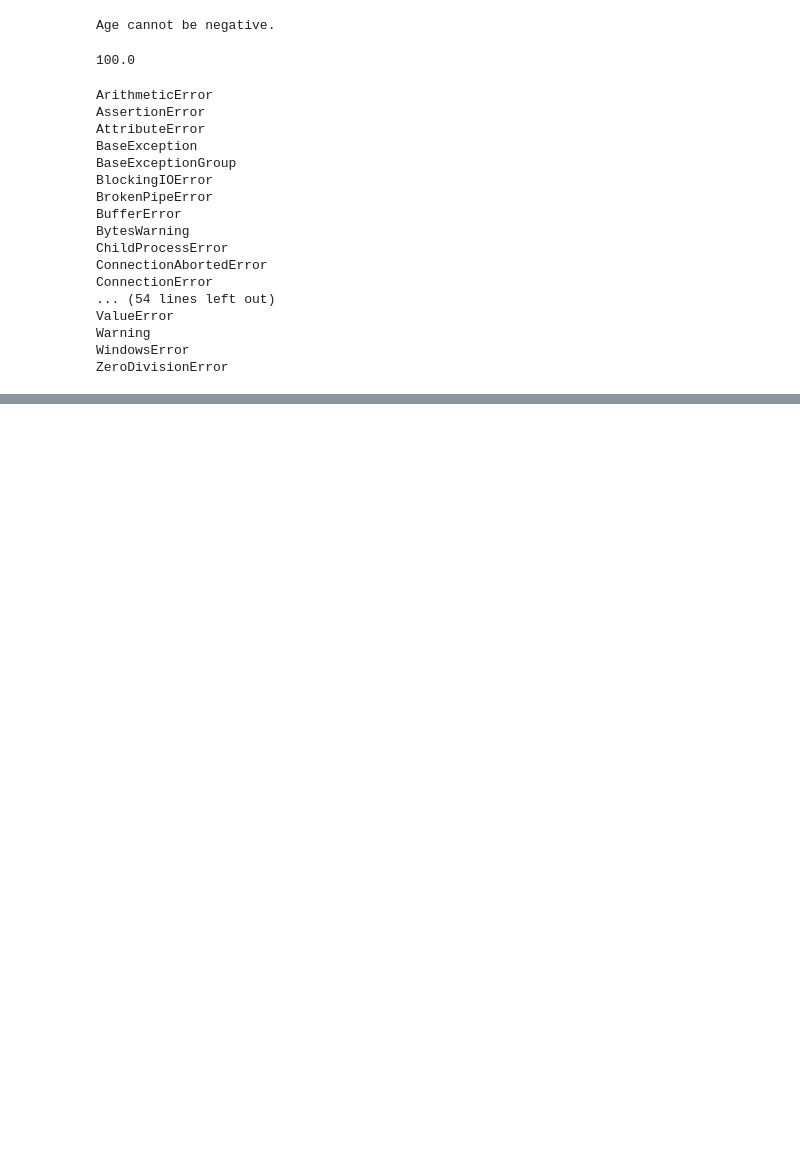
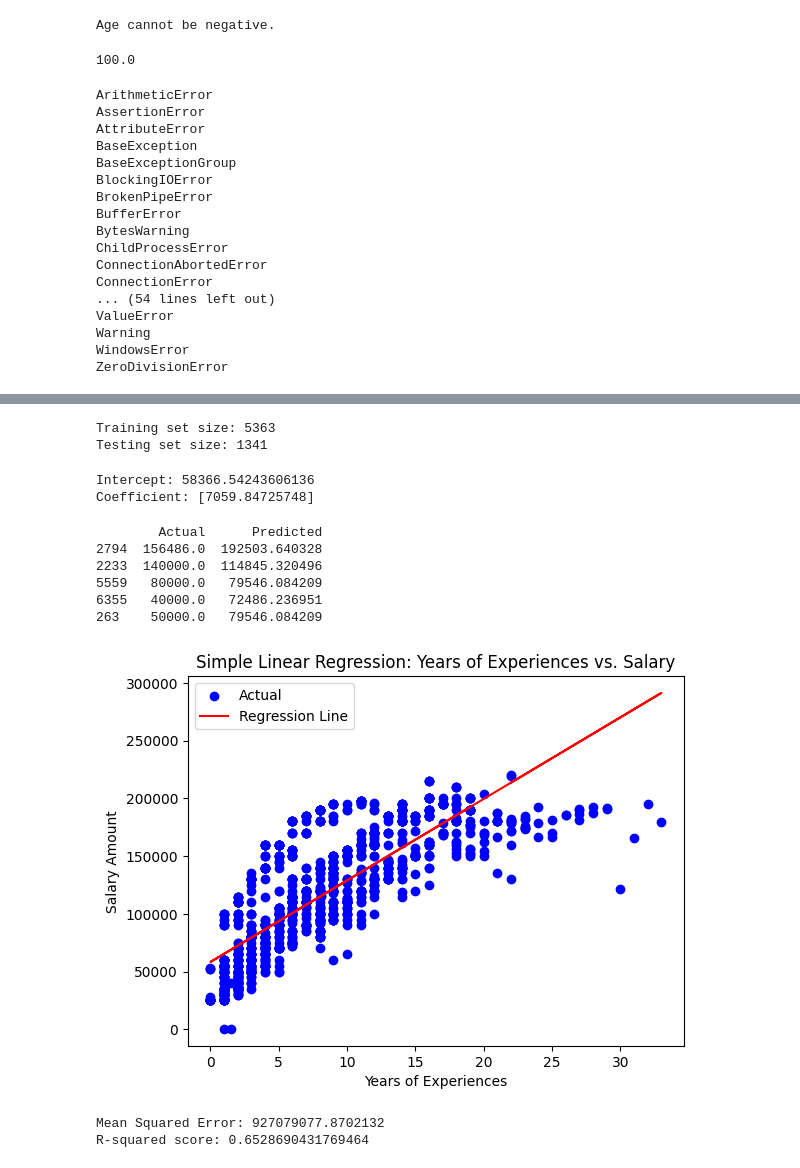
Before and after one commit to innovatorcoder1/PythonCode, a Jupyter notebook: Python.ipynb, the cells around one changed output, grey strips where cells are left out. Cells and saved outputs as stored; diff of their text form; code cells hidden in the pictures; blank space fills up the shorter version.

```diff
--- a/Python.ipynb
+++ b/Python.ipynb
@@ -437,0 +478,7 @@ ZeroDivisionError
+# %%
+df['Age'].fillna(df['Age'].mean(), inplace=True)
+df['Years of Experience'].fillna(df['Years of Experience'].mean(), inplace=True)
+df['Salary'].fillna(df['Salary'].mean(), inplace=True)
+df['Education Level'].fillna('Unknown', inplace=True)
+df['Job Title'].fillna('Unknown', inplace=True)
+df['Gender'].fillna('Unknown', inplace=True)
@@ -437,0 +513,56 @@ ZeroDivisionError
+# %%
+X = df[['Years of Experience']]
+y = df['Salary']
+
+X_train, X_test, y_train, y_test = train_test_split(X, y, test_size=0.2, random_state=42)
+print(f"Training set size: {X_train.shape[0]}")
+print(f"Testing set size: {X_test.shape[0]}")
+# %% [output]
+Training set size: 5363
+Testing set size: 1341
+# %%
+model = LinearRegression()
+model.fit(X_train, y_train)
+
+print(f"Intercept: {model.intercept_}")
+print(f"Coefficient: {model.coef_}")
+# %% [output]
+Intercept: 58366.54243606136
+Coefficient: [7059.84725748]
+# %%
+y_pred = model.predict(X_test)
+
+predictions = pd.DataFrame({'Actual': y_test, 'Predicted': y_pred})
+print(predictions.head())
+# %% [output]
+        Actual      Predicted
+2794  156486.0  192503.640328
+2233  140000.0  114845.320496
+5559   80000.0   79546.084209
+6355   40000.0   72486.236951
+263    50000.0   79546.084209
+# %%
+plt.scatter(X_test, y_test, color='blue', label='Actual')
+
+# Plot the regression line
+plt.plot(X_test, y_pred, color='red', label='Regression Line')
+
+# Add labels and title
+plt.xlabel('Years of Experiences')
+plt.ylabel('Salary Amount')
+plt.title('Simple Linear Regression: Years of Experiences vs. Salary')
+plt.legend()
+plt.show()
+# %% [output]
+[figure, added]
+# %%
+# Calculate Mean Squared Error (MSE)
+mse = mean_squared_error(y_test, y_pred)
+print(f"Mean Squared Error: {mse}")
+
+# Calculate R-squared score
+r2 = r2_score(y_test, y_pred)
+print(f"R-squared score: {r2}")
+# %% [output]
+Mean Squared Error: 927079077.8702132
+R-squared score: 0.6528690431769464
```
Also changed, not shown: parts of 11 cells of this notebook, 8 other files.
